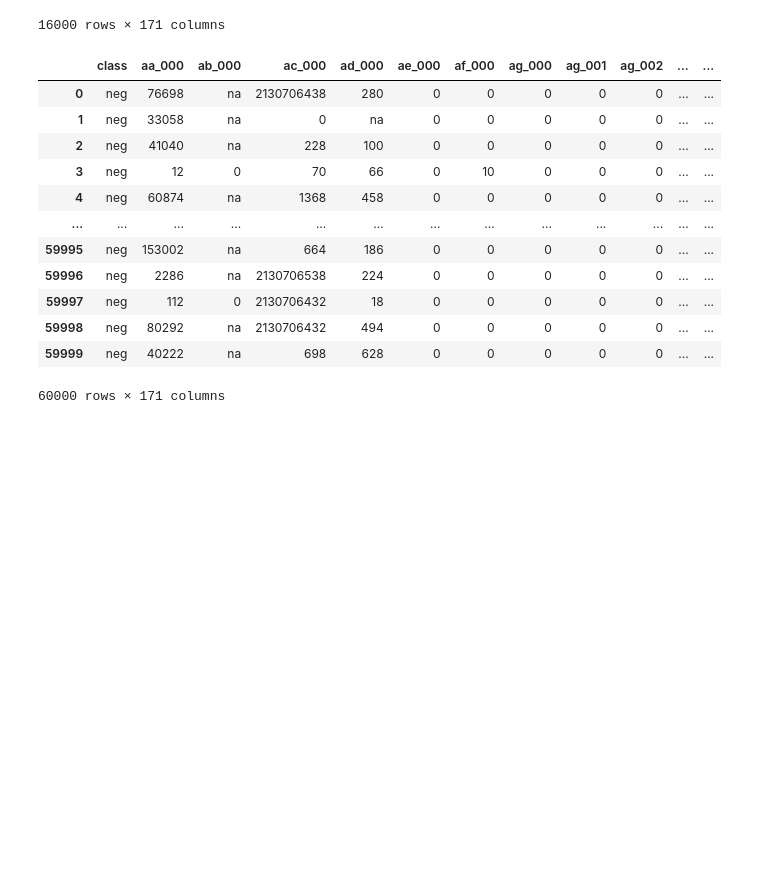
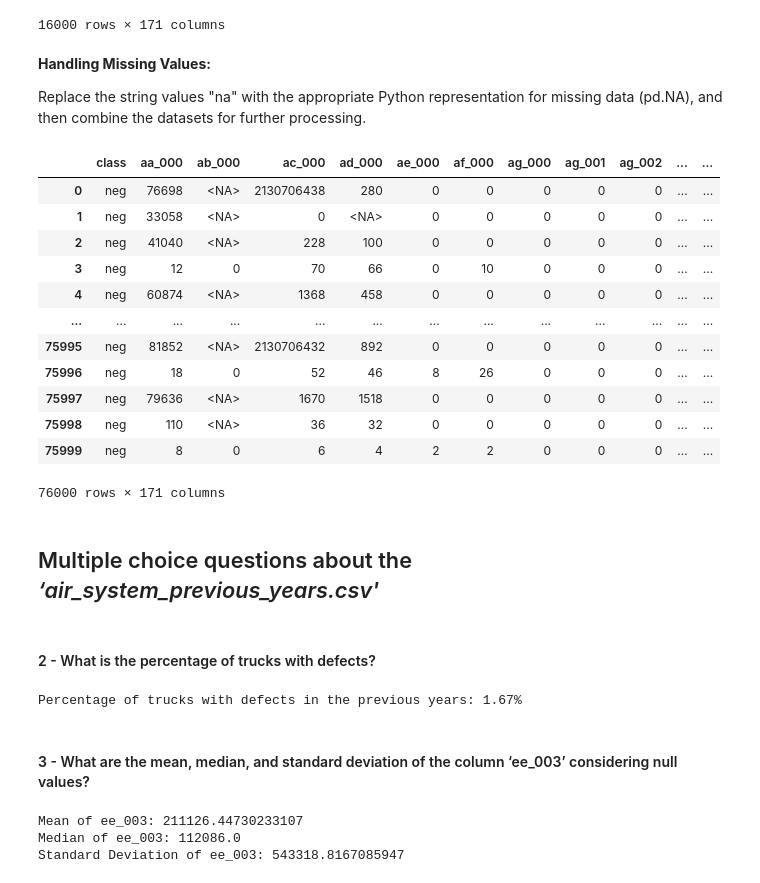
Before and after one commit to michelhilg/truck-maintenance-planning-ML, a Jupyter notebook: notebooks/01_Data_Understanding_and_Cleaning.ipynb, the cells around one changed output. Saved outputs shown, nothing was run; the diff lists cells and outputs as text; code cells hidden in the pictures; blank space fills up the shorter version.

Commit message:
Add questions 2 and 3 answers

```diff
--- a/notebooks/01_Data_Understanding_and_Cleaning.ipynb
+++ b/notebooks/01_Data_Understanding_and_Cleaning.ipynb
@@ -23,21 +45,57 @@ present_year_df
 | 15998 | neg | 110 | na | 36 | 32 | 0 | 0 | 0 | 0 | 0 | ... | ... |
 | 15999 | neg | 8 | 0 | 6 | 4 | 2 | 2 | 0 | 0 | 0 | ... | ... |
 16000 rows × 171 columns
-# %%
-# Load the CSV file for the previous data
-previous_years_df = pd.read_csv('../data/air_system_previous_years.csv')
-previous_years_df
-# %% [output]
-|  | class | aa_000 | ab_000 | ac_000 | ad_000 | ae_000 | af_000 | ag_000 | ag_001 | ag_002 | ... | ... |
-| 0 | neg | 76698 | na | 2130706438 | 280 | 0 | 0 | 0 | 0 | 0 | ... | ... |
-| 1 | neg | 33058 | na | 0 | na | 0 | 0 | 0 | 0 | 0 | ... | ... |
-| 2 | neg | 41040 | na | 228 | 100 | 0 | 0 | 0 | 0 | 0 | ... | ... |
-| 3 | neg | 12 | 0 | 70 | 66 | 0 | 10 | 0 | 0 | 0 | ... | ... |
-| 4 | neg | 60874 | na | 1368 | 458 | 0 | 0 | 0 | 0 | 0 | ... | ... |
-| ... | ... | ... | ... | ... | ... | ... | ... | ... | ... | ... | ... | ... |
-| 59995 | neg | 153002 | na | 664 | 186 | 0 | 0 | 0 | 0 | 0 | ... | ... |
-| 59996 | neg | 2286 | na | 2130706538 | 224 | 0 | 0 | 0 | 0 | 0 | ... | ... |
-| 59997 | neg | 112 | 0 | 2130706432 | 18 | 0 | 0 | 0 | 0 | 0 | ... | ... |
-| 59998 | neg | 80292 | na | 2130706432 | 494 | 0 | 0 | 0 | 0 | 0 | ... | ... |
-| 59999 | neg | 40222 | na | 698 | 628 | 0 | 0 | 0 | 0 | 0 | ... | ... |
-60000 rows × 171 columns
+# %% [markdown]
+**Handling Missing Values:**
+
+Replace the string values "na" with the appropriate Python representation for missing data (pd.NA), and then combine the datasets for further processing.
+# %%
+# Replace 'na' with np.nan and then drop rows with any NaN values
+previous_years_df.replace('na', pd.NA, inplace=True)
+present_year_df.replace('na', pd.NA, inplace=True)
+
+# Combine both datasets
+combined_df = pd.concat([previous_years_df, present_year_df], ignore_index=True)
+combined_df
+# %% [output]
+|  | class | aa_000 | ab_000 | ac_000 | ad_000 | ae_000 | af_000 | ag_000 | ag_001 | ag_002 | ... | ... |
+| 0 | neg | 76698 | <NA> | 2130706438 | 280 | 0 | 0 | 0 | 0 | 0 | ... | ... |
+| 1 | neg | 33058 | <NA> | 0 | <NA> | 0 | 0 | 0 | 0 | 0 | ... | ... |
+| 2 | neg | 41040 | <NA> | 228 | 100 | 0 | 0 | 0 | 0 | 0 | ... | ... |
+| 3 | neg | 12 | 0 | 70 | 66 | 0 | 10 | 0 | 0 | 0 | ... | ... |
+| 4 | neg | 60874 | <NA> | 1368 | 458 | 0 | 0 | 0 | 0 | 0 | ... | ... |
+| ... | ... | ... | ... | ... | ... | ... | ... | ... | ... | ... | ... | ... |
+| 75995 | neg | 81852 | <NA> | 2130706432 | 892 | 0 | 0 | 0 | 0 | 0 | ... | ... |
+| 75996 | neg | 18 | 0 | 52 | 46 | 8 | 26 | 0 | 0 | 0 | ... | ... |
+| 75997 | neg | 79636 | <NA> | 1670 | 1518 | 0 | 0 | 0 | 0 | 0 | ... | ... |
+| 75998 | neg | 110 | <NA> | 36 | 32 | 0 | 0 | 0 | 0 | 0 | ... | ... |
+| 75999 | neg | 8 | 0 | 6 | 4 | 2 | 2 | 0 | 0 | 0 | ... | ... |
+76000 rows × 171 columns
+# %% [markdown]
+## Multiple choice questions about the *‘air_system_previous_years.csv'*
+# %% [markdown]
+#### 2 - What is the percentage of trucks with defects?
+# %%
+# Calculate percentages
+previous_defects_count = previous_years_df['class'].value_counts()
+previous_percentage_defects = (previous_defects_count['pos'] / previous_defects_count.sum()) * 100
+
+print(f"Percentage of trucks with defects in the previous years: {previous_percentage_defects:.2f}%")
+# %% [output]
+Percentage of trucks with defects in the previous years: 1.67%
+# %% [markdown]
+#### 3 - What are the mean, median, and standard deviation of the column ‘ee_003’ considering null values?
+# %%
+previous_years_df['ee_003'] = pd.to_numeric(previous_years_df['ee_003'], errors='coerce')
+
+mean_ee_003 = previous_years_df['ee_003'].mean()
+median_ee_003 = previous_years_df['ee_003'].median()
+std_ee_003 = previous_years_df['ee_003'].std()
+
+print(f"Mean of ee_003: {mean_ee_003}")
+print(f"Median of ee_003: {median_ee_003}")
+print(f"Standard Deviation of ee_003: {std_ee_003}")
+# %% [output]
+Mean of ee_003: 211126.44730233107
+Median of ee_003: 112086.0
+Standard Deviation of ee_003: 543318.8167085947
```
Also changed, not shown: parts of 4 cells of this notebook, 1 other file.
